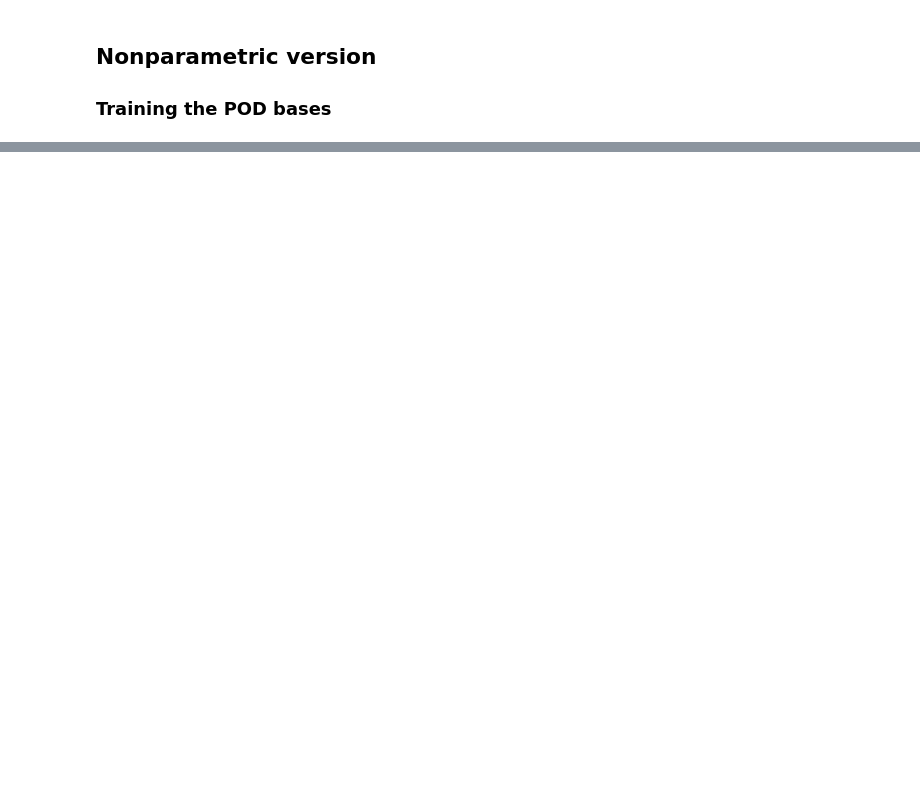
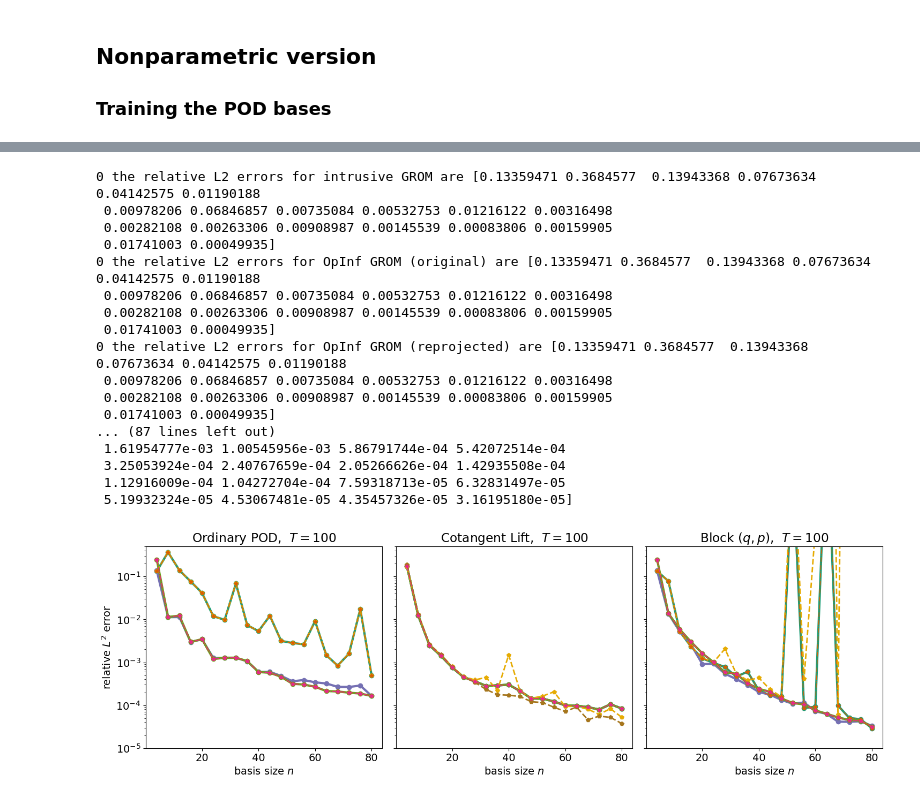
Before and after one commit to sandialabs/HamiltonianOpInf, a Jupyter notebook: ToyWave1D/WaveEx.ipynb, the cells around one changed output, grey strips where cells are left out. Cells and saved outputs as stored; diff of their text form; code cells hidden in the pictures; blank space fills up the shorter version.

```diff
--- a/ToyWave1D/WaveEx.ipynb
+++ b/ToyWave1D/WaveEx.ipynb
@@ -1244,0 +749,76 @@ the times are [  0.   14.4  28.6  43.   57.2  71.6  85.8 100. ]
+# %%
+fig, ax = plt.subplots(1, 3, figsize=(15,5), sharex=True, sharey=True)
+ax[0].set_ylabel('relative $L^2$ error')
+
+titleList = [f'Ordinary POD,  $T={Ttest}$',
+                f'Cotangent Lift,  $T={Ttest}$',
+                f'Block $(q,p)$,  $T={Ttest}$']
+alpha=1
+
+for i in range(len(rom_list)):
+
+    # Print error magnitudes
+    print(f'{i} the relative L2 errors for intrusive GROM are {eIntG[i]}')
+    print(f'{i} the relative L2 errors for OpInf GROM (original) are {eOpGno[i]}')
+    print(f'{i} the relative L2 errors for OpInf GROM (reprojected) are {eOpGre[i]}')
+    print(f'{i} the relative L2 errors for intrusive HROM (inconsistent) are {eIntHinc[i]}')
+    print(f'{i} the relative L2 errors for intrusive HROM (consistent) are {eIntHcon[i]}')
+    print(f'{i} the relative L2 errors for OpInf HROM (original) are {eOpHno[i]}')
+    print(f'{i} the relative L2 errors for OpInf HROM (reprojected) are {eOpHre[i]}' + '\n')
+
+    ax.flatten()[i].semilogy(nList, eIntG[i],
+                                label='Intrusive G-ROM (MC)',
+                                marker='o', linestyle='-', linewidth=3.0, markersize=6, alpha=alpha,
+                                color = cmap.colors[0])
+    ax.flatten()[i].semilogy(nList, eIntHinc[i],
+                                label='Intrusive H-ROM (MC, inconsistent)',
+                                marker='o', linestyle='-', linewidth=3.0, markersize=6, alpha=alpha,
+                                color=cmap.colors[2])
+    ax.flatten()[i].semilogy(nList, eIntHcon[i],
+                                label='Intrusive H-ROM (MC, consistent)',
+                                marker='o', linestyle='-', linewidth=3.0, markersize=6, alpha=alpha,
+                                color=cmap.colors[4])
+    ax.flatten()[i].semilogy(nList, eOpGno[i],
+                                label='OpInf G-ROM (MC, original)',
+                                marker='p', linestyle='--', linewidth=2.0, markersize=6, alpha=alpha,
+                                color=cmap.colors[5])
+    ax.flatten()[i].semilogy(nList, eOpHno[i],
+                                label='OpInf H-ROM (MC, original)',
+                                marker='p', linestyle='--', linewidth=2.0, markersize=6, alpha=alpha,
+                                color=cmap.colors[6])
+    ax.flatten()[i].semilogy(nList, eOpGre[i],
+                                label='OpInf G-ROM (MC, reprojected)',
+                                marker='*', linestyle='-.', linewidth=1.0, markersize=6, alpha=alpha,
+                                color=cmap.colors[1])
+    ax.flatten()[i].semilogy(nList, eOpHre[i],
+                                label='OpInf H-ROM (MC, reprojected)',
+                                marker='*', linestyle='-.', linewidth=1.0, markersize=6, alpha=alpha,
+                                color=cmap.colors[3])
+
+    ax.flatten()[i].set_ylim([10**-5, 5*10**-1])
+    ax.flatten()[i].set_title(f'{titleList[i]}')
+    # ax.flatten()[i].legend(prop={'size':8}, loc=3)
+    ax.flatten()[i].set_xlabel('basis size $n$')
+
+plt.tight_layout()
+plt.savefig(f'WavePlotT{Ttest}.pdf', transparent=True)
+plt.show()
+# %% [output]
+0 the relative L2 errors for intrusive GROM are [0.13359471 0.3684577  0.13943368 0.07673634 0.04142575 0.01190188
+ 0.00978206 0.06846857 0.00735084 0.00532753 0.01216122 0.00316498
+ 0.00282108 0.00263306 0.00908987 0.00145539 0.00083806 0.00159905
+ 0.01741003 0.00049935]
+0 the relative L2 errors for OpInf GROM (original) are [0.13359471 0.3684577  0.13943368 0.07673634 0.04142575 0.01190188
+ 0.00978206 0.06846857 0.00735084 0.00532753 0.01216122 0.00316498
+ 0.00282108 0.00263306 0.00908987 0.00145539 0.00083806 0.00159905
+ 0.01741003 0.00049935]
+0 the relative L2 errors for OpInf GROM (reprojected) are [0.13359471 0.3684577  0.13943368 0.07673634 0.04142575 0.01190188
+ 0.00978206 0.06846857 0.00735084 0.00532753 0.01216122 0.00316498
+ 0.00282108 0.00263306 0.00908987 0.00145539 0.00083806 0.00159905
+ 0.01741003 0.00049935]
+... (87 lines left out)
+ 1.61954777e-03 1.00545956e-03 5.86791744e-04 5.42072514e-04
+ 3.25053924e-04 2.40767659e-04 2.05266626e-04 1.42935508e-04
+ 1.12916009e-04 1.04272704e-04 7.59318713e-05 6.32831497e-05
+ 5.19932324e-05 4.53067481e-05 4.35457326e-05 3.16195180e-05]
+[figure, added]
```
Also changed, not shown: parts of 27 cells of this notebook, 6 other files.
